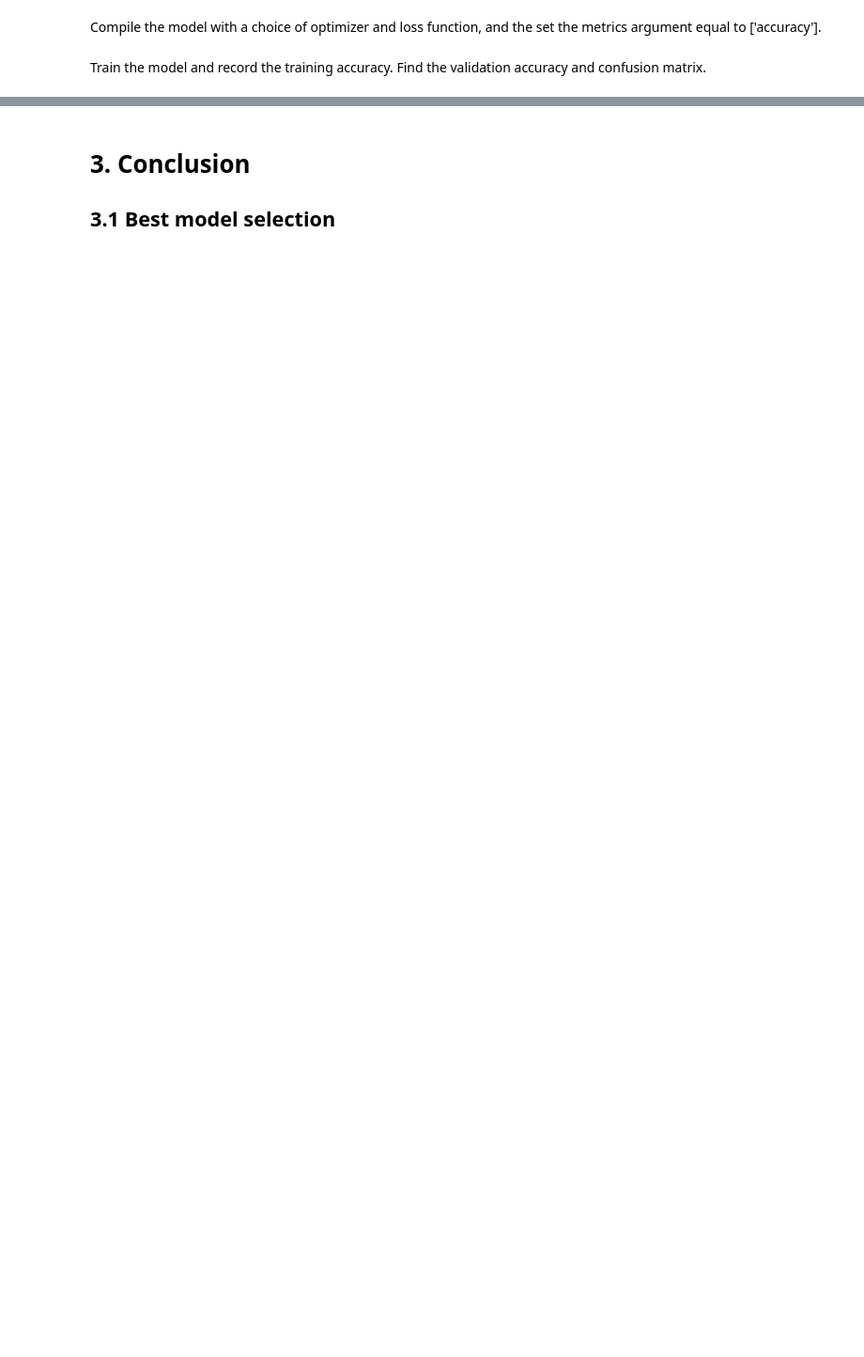
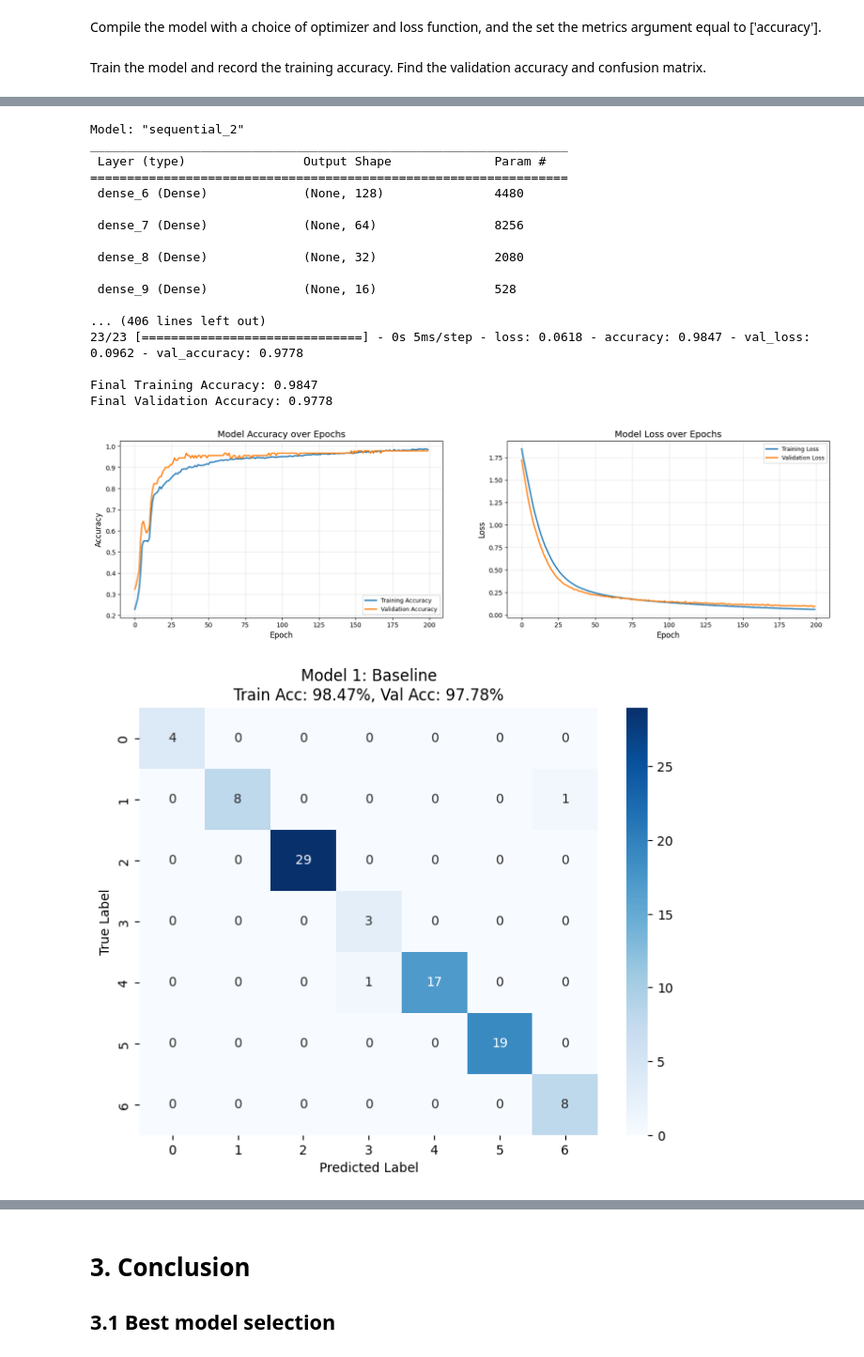
Before and after one commit to DanielMelo46/Neural_Networks_Assignment_1, a Jupyter notebook: assignment_2.ipynb, the cells around one changed output, grey strips where cells are left out. Shown at 94% size. Cells and saved outputs as stored; diff of their text form; code cells hidden in the pictures; blank space fills up the shorter version.

```diff
--- a/assignment_2.ipynb
+++ b/assignment_2.ipynb
@@ -267,0 +396,30 @@ model.evaluate(X_val, y_val)
+# %%
+model3 = Sequential([ # Best around epoch 167
+    Dense(128, activation='relu', input_shape=(34,)),
+    Dense(64, activation='relu'),
+    Dense(32, activation='relu'),
+    Dense(16, activation='relu'),
+    Dense(7, activation='softmax')
+])
+optimizer3 = Adam(learning_rate=0.0001)
+model_analysis(model3, X_train, y_train, X_val, y_val, epochs_x=200, optimizer_x=optimizer3)
+# %% [output]
+Model: "sequential_2"
+_________________________________________________________________
+ Layer (type)                Output Shape              Param #
+=================================================================
+ dense_6 (Dense)             (None, 128)               4480
+
+ dense_7 (Dense)             (None, 64)                8256
+
+ dense_8 (Dense)             (None, 32)                2080
+
+ dense_9 (Dense)             (None, 16)                528
+
+... (406 lines left out)
+23/23 [==============================] - 0s 5ms/step - loss: 0.0618 - accuracy: 0.9847 - val_loss: 0.0962 - val_accuracy: 0.9778
+
+Final Training Accuracy: 0.9847
+Final Validation Accuracy: 0.9778
+[figure, added]
+[figure, added]
```
Also changed, not shown: parts of 14 cells of this notebook.
